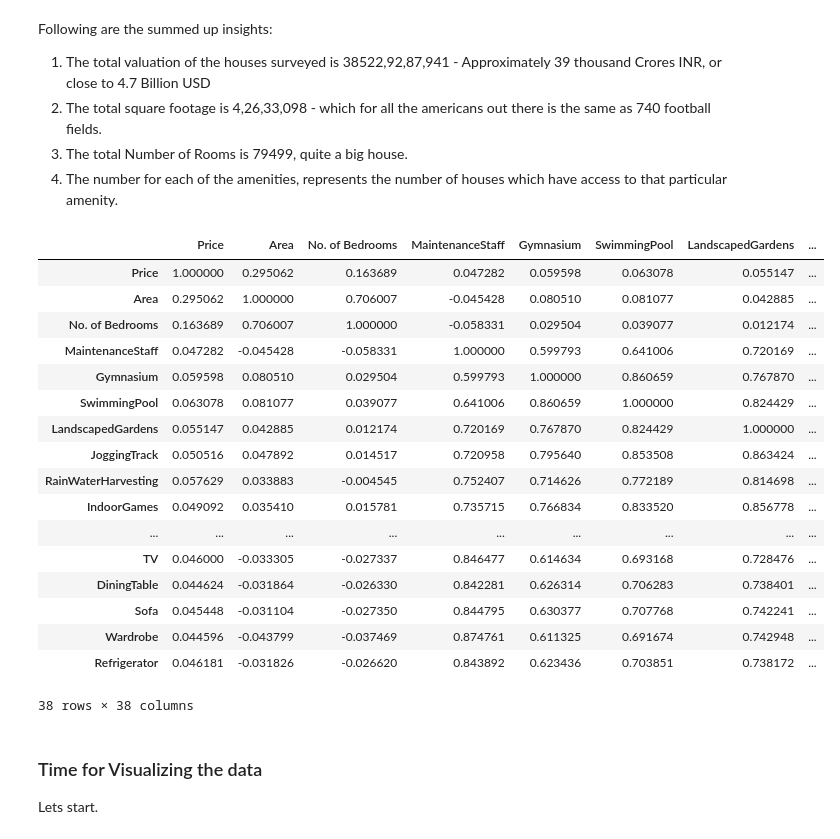
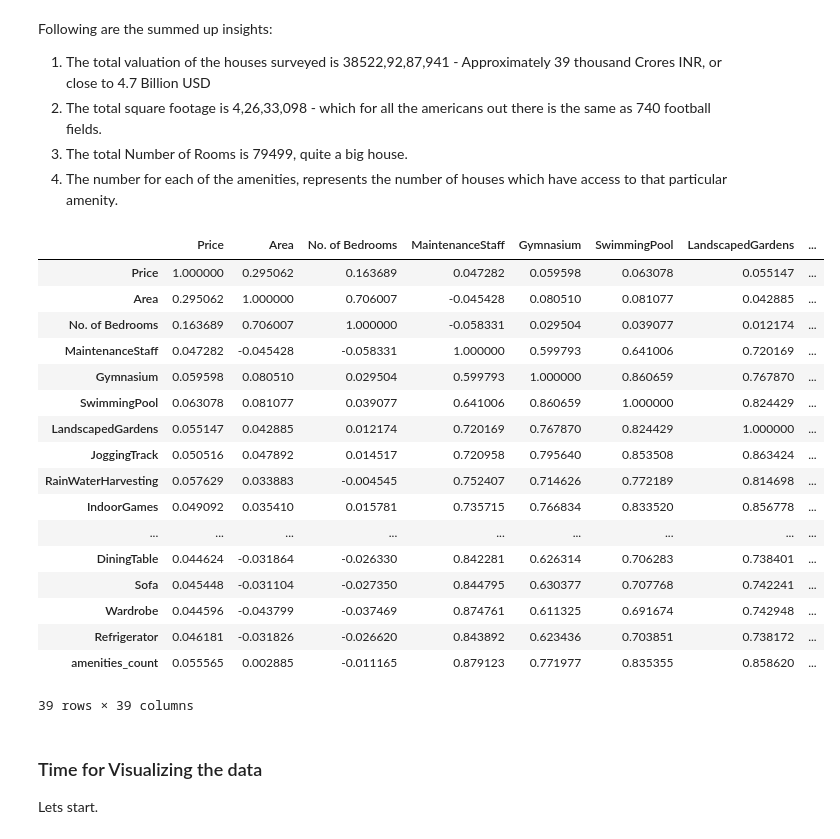
Before and after one commit to tiwarya/Public_Projects_1-, a Jupyter notebook: HousingPrices.ipynb, the cells around one changed output. Cells and saved outputs as stored; diff of their text form; code cells hidden in the pictures.

```diff
--- a/HousingPrices.ipynb
+++ b/HousingPrices.ipynb
@@ -352,26 +353,26 @@ Following are the summed up insights:
 3. The total Number of Rooms is 79499, quite a big house.
 4. The number for each of the amenities, represents the number of houses which have access to that particular amenity.
 # %%
-housing_df.corr()
+housing_df.corr(numeric_only=True)
 # %% [output]
 |  | Price | Area | No. of Bedrooms | MaintenanceStaff | Gymnasium | SwimmingPool | LandscapedGardens | ... |
 | Price | 1.000000 | 0.295062 | 0.163689 | 0.047282 | 0.059598 | 0.063078 | 0.055147 | ... |
 | Area | 0.295062 | 1.000000 | 0.706007 | -0.045428 | 0.080510 | 0.081077 | 0.042885 | ... |
 | No. of Bedrooms | 0.163689 | 0.706007 | 1.000000 | -0.058331 | 0.029504 | 0.039077 | 0.012174 | ... |
 | MaintenanceStaff | 0.047282 | -0.045428 | -0.058331 | 1.000000 | 0.599793 | 0.641006 | 0.720169 | ... |
 | Gymnasium | 0.059598 | 0.080510 | 0.029504 | 0.599793 | 1.000000 | 0.860659 | 0.767870 | ... |
 | SwimmingPool | 0.063078 | 0.081077 | 0.039077 | 0.641006 | 0.860659 | 1.000000 | 0.824429 | ... |
 | LandscapedGardens | 0.055147 | 0.042885 | 0.012174 | 0.720169 | 0.767870 | 0.824429 | 1.000000 | ... |
 | JoggingTrack | 0.050516 | 0.047892 | 0.014517 | 0.720958 | 0.795640 | 0.853508 | 0.863424 | ... |
 | RainWaterHarvesting | 0.057629 | 0.033883 | -0.004545 | 0.752407 | 0.714626 | 0.772189 | 0.814698 | ... |
 | IndoorGames | 0.049092 | 0.035410 | 0.015781 | 0.735715 | 0.766834 | 0.833520 | 0.856778 | ... |
 | ... | ... | ... | ... | ... | ... | ... | ... | ... |
-| TV | 0.046000 | -0.033305 | -0.027337 | 0.846477 | 0.614634 | 0.693168 | 0.728476 | ... |
 | DiningTable | 0.044624 | -0.031864 | -0.026330 | 0.842281 | 0.626314 | 0.706283 | 0.738401 | ... |
 | Sofa | 0.045448 | -0.031104 | -0.027350 | 0.844795 | 0.630377 | 0.707768 | 0.742241 | ... |
 | Wardrobe | 0.044596 | -0.043799 | -0.037469 | 0.874761 | 0.611325 | 0.691674 | 0.742948 | ... |
 | Refrigerator | 0.046181 | -0.031826 | -0.026620 | 0.843892 | 0.623436 | 0.703851 | 0.738172 | ... |
+| amenities_count | 0.055565 | 0.002885 | -0.011165 | 0.879123 | 0.771977 | 0.835355 | 0.858620 | ... |
-38 rows × 38 columns
+39 rows × 39 columns
 # %% [markdown]
 ### Time for Visualizing the data
 
```
Also changed, not shown: parts of 8 cells of this notebook.
